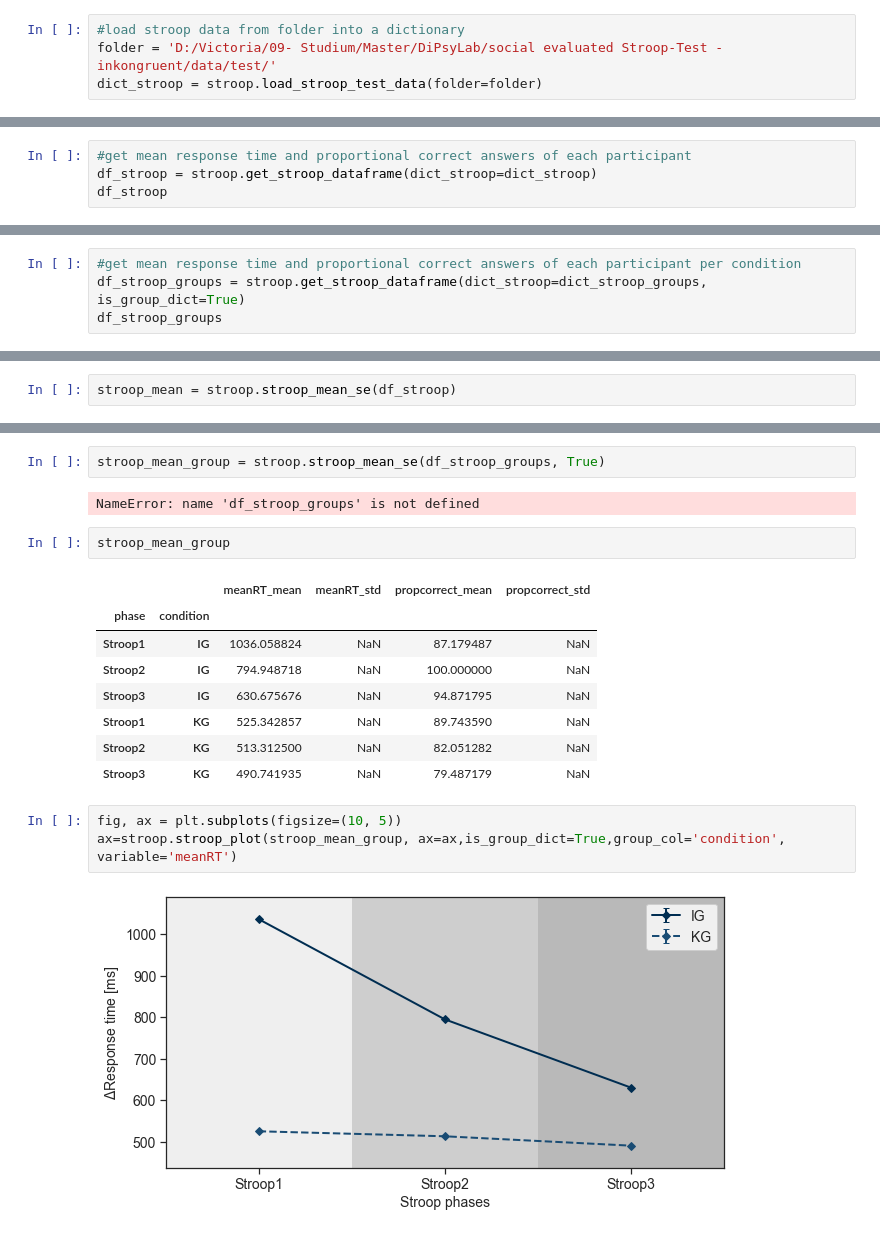
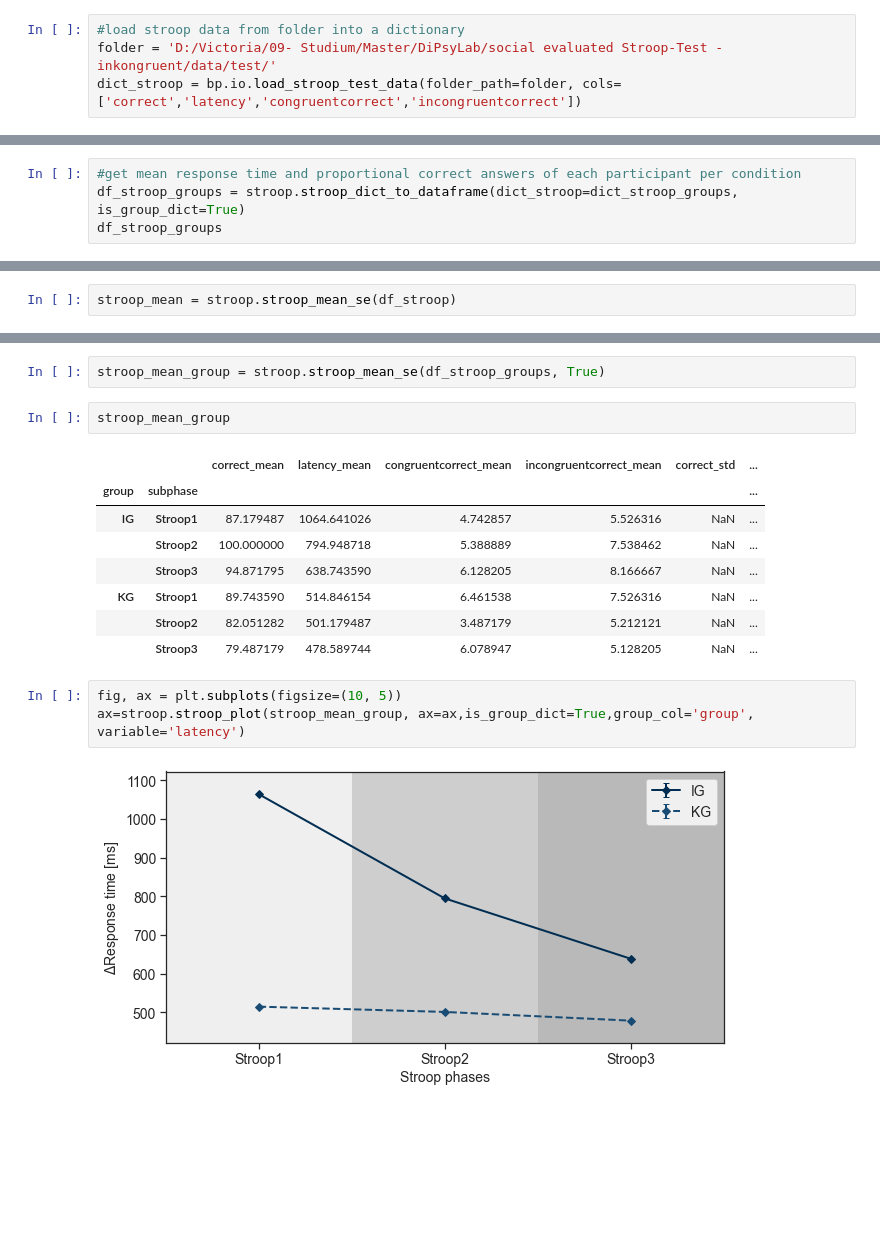
Before and after one commit to mad-lab-fau/BioPsyKit, a Jupyter notebook: examples/STROOP_Example.ipynb, the cells around one changed output, grey strips where cells are left out. Drawn from its saved outputs; the diff is of its cells as text; blank space fills up the shorter version.

```diff
--- a/examples/STROOP_Example.ipynb
+++ b/examples/STROOP_Example.ipynb
@@ -95,4 +98,4 @@ ax = stroop.hr_mean_plot(data=mean_se_groups, ax=ax)
 # %%
 #load stroop data from folder into a dictionary
 folder = 'D:/Victoria/09- Studium/Master/DiPsyLab/social evaluated Stroop-Test - inkongruent/data/test/'
-dict_stroop = stroop.load_stroop_test_data(folder=folder)
+dict_stroop = bp.io.load_stroop_test_data(folder_path=folder, cols=['correct','latency','congruentcorrect','incongruentcorrect'])
@@ -103,7 +141,7 @@ condition_dict = {'IG': ['VP13'], 'KG': ['VP21']}
 #split dict stroop into groups
 dict_stroop_groups = stroop.split_groups_stroop(dict_stroop, condition_dict)
 # %%
-#get mean response time and proportional correct answers of each participant
-df_stroop = stroop.get_stroop_dataframe(dict_stroop=dict_stroop)
-df_stroop
+#get mean response time and proportional correct answers of each participant per condition
+df_stroop_groups = stroop.stroop_dict_to_dataframe(dict_stroop=dict_stroop_groups, is_group_dict=True)
+df_stroop_groups
 # %% [output]
@@ -123,4 +155,0 @@ See the caveats in the documentation: https://pandas.pydata.org/pandas-docs/stab
-# %%
-#get mean response time and proportional correct answers of each participant per condition
-df_stroop_groups = stroop.get_stroop_dataframe(dict_stroop=dict_stroop_groups, is_group_dict=True)
-df_stroop_groups
@@ -161,20 +171,18 @@ ValueError: 'x' and 'y' must have the same size
 # %%
 stroop_mean_group = stroop.stroop_mean_se(df_stroop_groups, True)
-# %% [output]
-NameError: name 'df_stroop_groups' is not defined
 # %%
 stroop_mean_group
 # %% [output]
-|  |  | meanRT_mean | meanRT_std | propcorrect_mean | propcorrect_std |
-| phase | condition |  |  |  |  |
-| Stroop1 | IG | 1036.058824 | NaN | 87.179487 | NaN |
-| Stroop2 | IG | 794.948718 | NaN | 100.000000 | NaN |
-| Stroop3 | IG | 630.675676 | NaN | 94.871795 | NaN |
-| Stroop1 | KG | 525.342857 | NaN | 89.743590 | NaN |
-| Stroop2 | KG | 513.312500 | NaN | 82.051282 | NaN |
-| Stroop3 | KG | 490.741935 | NaN | 79.487179 | NaN |
+|  |  | correct_mean | latency_mean | congruentcorrect_mean | incongruentcorrect_mean | correct_std | ... |
+| group | subphase |  |  |  |  |  | ... |
+| IG | Stroop1 | 87.179487 | 1064.641026 | 4.742857 | 5.526316 | NaN | ... |
+|  | Stroop2 | 100.000000 | 794.948718 | 5.388889 | 7.538462 | NaN | ... |
+|  | Stroop3 | 94.871795 | 638.743590 | 6.128205 | 8.166667 | NaN | ... |
+| KG | Stroop1 | 89.743590 | 514.846154 | 6.461538 | 7.526316 | NaN | ... |
+|  | Stroop2 | 82.051282 | 501.179487 | 3.487179 | 5.212121 | NaN | ... |
+|  | Stroop3 | 79.487179 | 478.589744 | 6.078947 | 5.128205 | NaN | ... |
 # %%
 fig, ax = plt.subplots(figsize=(10, 5))
-ax=stroop.stroop_plot(stroop_mean_group, ax=ax,is_group_dict=True,group_col='condition', variable='meanRT')
+ax=stroop.stroop_plot(stroop_mean_group, ax=ax,is_group_dict=True,group_col='group', variable='latency')
 # %% [output]
-[figure, old version]
+[figure, new version]
```
Also changed, not shown: parts of 8 cells of this notebook, 1 other file.
